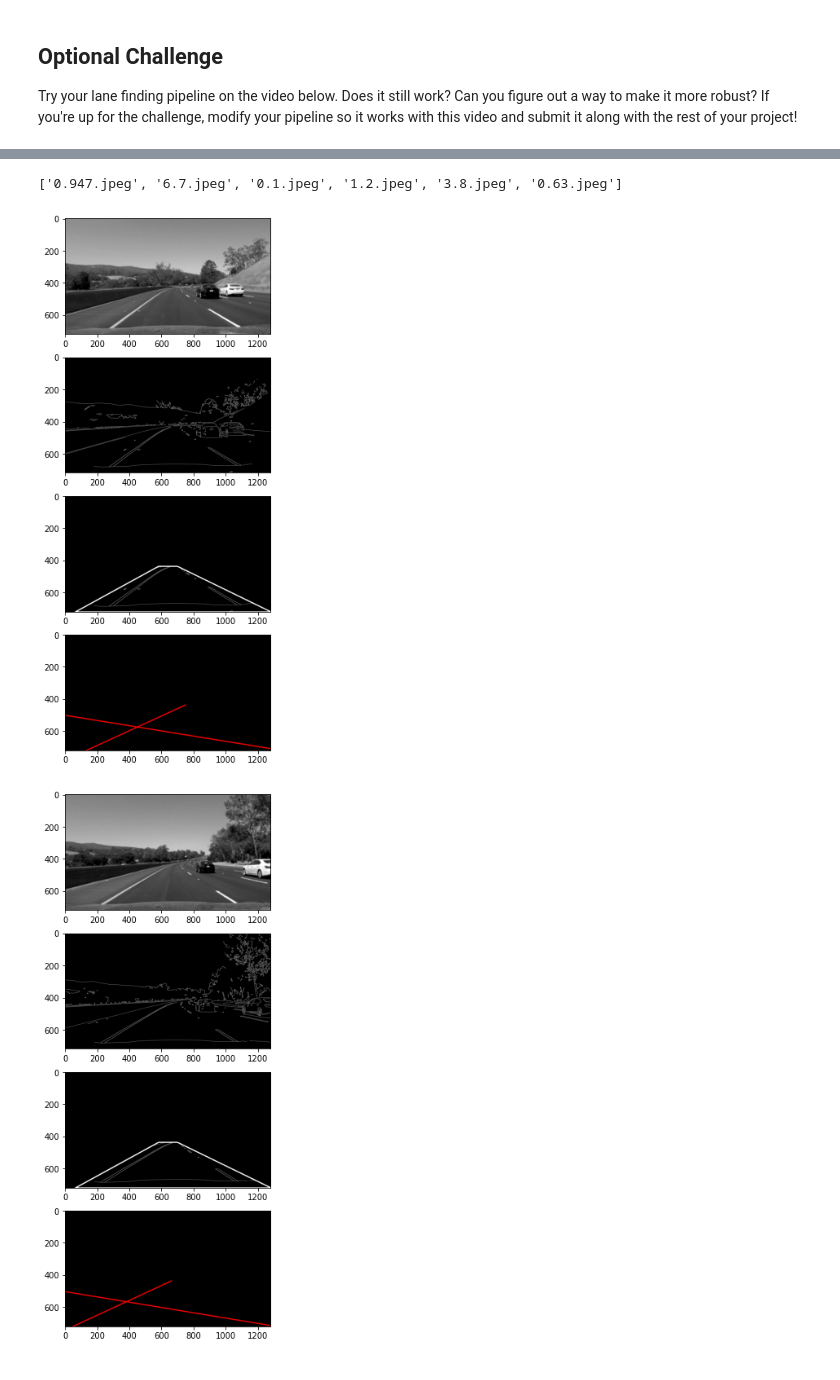
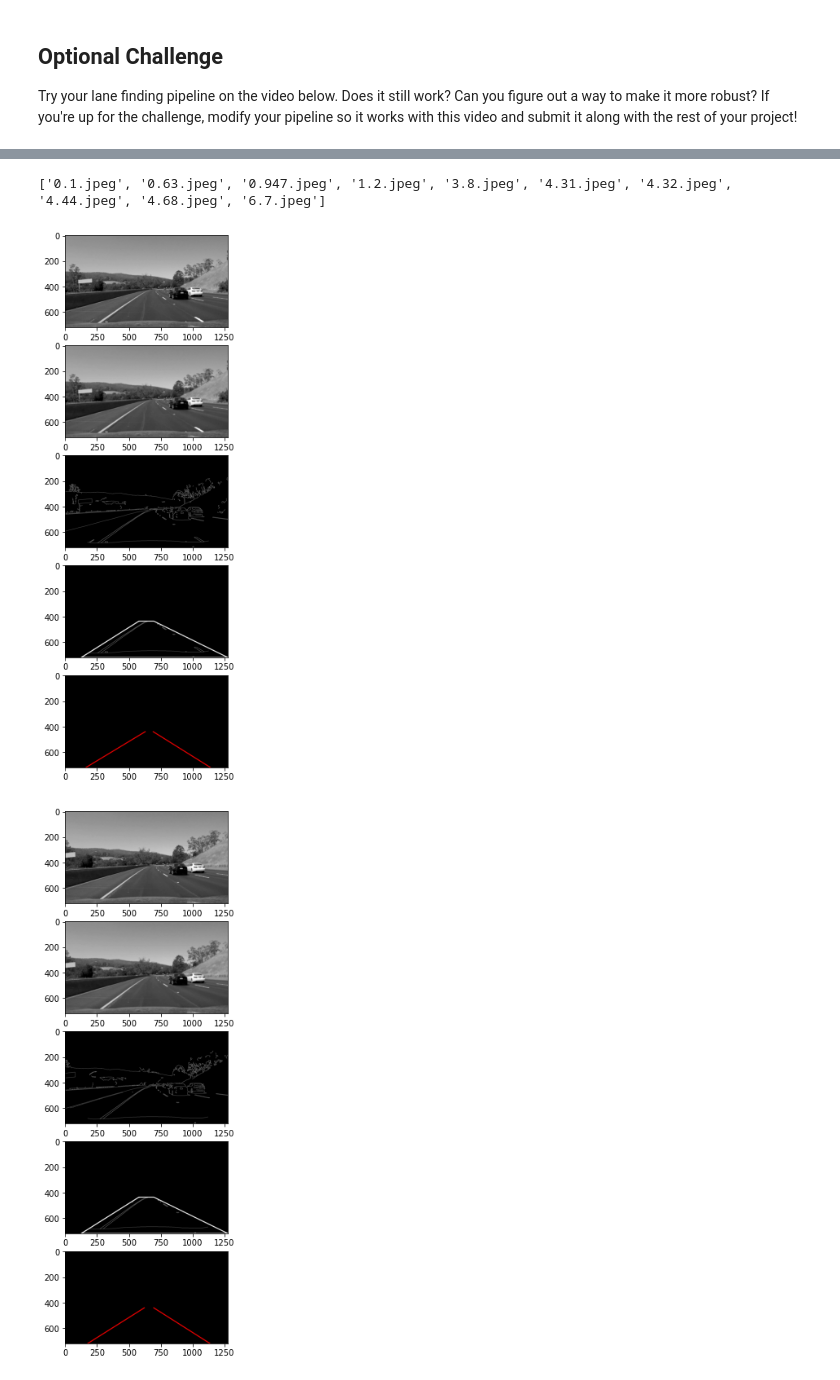
Before and after one commit to BennerGe/CarND-LaneLines-P1, a Jupyter notebook: P1.ipynb, the cells around one changed output, grey strips where cells are left out. Drawn from its saved outputs; the diff is of its cells as text; code cells hidden in the pictures.

Commit message:
Optimized pipeline for challenge video

```diff
--- a/P1.ipynb
+++ b/P1.ipynb
@@ -155,6 +155,14 @@ def draw_lines(img, lines, color=[255, 0, 0], thickness=5, extrapolate=True):
     y_max = img.shape[0]
     y_min = y_max
 
+    # Draw all lines seperately if extrapolate is false
+    if(extrapolate == False):
+        for line in lines:
+            for x1,y1,x2,y2 in line:
+                cv2.line(img, (x1, y1), (x2, y2), color, thickness)
+        return
+
+    # Seperate lines into left and right line and extrapolate the lines
     for line in lines:
         for x1,y1,x2,y2 in line:
             if(extrapolate==False):
@@ -214,6 +222,11 @@ def weighted_img(img, initial_img, α=0.8, β=1., γ=0.):
     NOTE: initial_img and img must be the same shape!
     """
     return cv2.addWeighted(initial_img, α, img, β, γ)
+
+def save_multiple_images(images, path):
+    for idx, image in enumerate(images):
+        step = len(images) - idx - 1
+        cv2.imwrite(path+'image_step'+str(step)+".jpg", cv2.cvtColor(image, cv2.COLOR_RGB2BGR))
 # %% [markdown]
 ## Test Images
 
@@ -244,7 +257,7 @@ def find_line_pipeline(im, show_images=False, substep=0):
     im_edges = canny(im_blur, low_threshold, high_threshold)
 
     # Set region of interest, plot image
-    roi = np.array([[(im_shape[1]/20,im_shape[0]),
+    roi = np.array([[(im_shape[1]/10,im_shape[0]),
                     (im_shape[1]/2.2, im_shape[0]/1.65),
                     (im_shape[1]-im_shape[1]/2.2, im_shape[0]/1.65),
                     (im_shape[1],im_shape[0])]], dtype=np.int32)
@@ -264,17 +277,20 @@ def find_line_pipeline(im, show_images=False, substep=0):
     im_weighted = weighted_img(im_lines, im)
 
     if(show_images):
-        f, (ax1, ax2, ax3, ax4) = plt.subplots(4,1)
-        ax1.imshow(im_blur, cmap='gray')
-        ax2.imshow(im_edges, cmap='gray')
-        ax3.imshow(im_masked_polyline, cmap='gray')
-        ax4.imshow(im_lines, cmap='gray')
+        f, (ax1, ax2, ax3, ax4, ax5) = plt.subplots(5,1)
+        ax1.imshow(im_gray, cmap='gray')
+        ax2.imshow(im_blur, cmap='gray')
+        ax3.imshow(im_edges, cmap='gray')
+        ax4.imshow(im_masked_polyline, cmap='gray')
+        ax5.imshow(im_lines, cmap='gray')
 
 
-    substeps = [im_weighted, im_lines, im_masked, im_edges, im_blur]
-    if(substep > 0 and substep < 5):
+    substeps = [im_weighted, im_lines, im_masked, im_edges, im_blur, im_gray, im]
+    if(substep == 0):
+        return im_weighted
+    elif(substep > 0 and substep < 5):
         return cv2.cvtColor(substeps[substep],cv2.COLOR_GRAY2RGB)
     else:
-        return im_weighted
+        return substeps
 
-im_weighted = find_line_pipeline(image, True, 0)
+im_weighted = find_line_pipeline(image)
@@ -294,6 +315,6 @@ print(files)
 
 for file in files:
     image = mpimg.imread(im_path+file)
-    processed_im = find_line_pipeline(image, True, 2)
+    processed_im = find_line_pipeline(image)
     cv2.imwrite(output_path+file, cv2.cvtColor(processed_im, cv2.COLOR_RGB2BGR))
 # %% [output]
@@ -445,15 +539,15 @@ extract_frames(movie, times, imgdir)
 # %%
 import os
 im_path = "test_video_frames/"
 output_path = "test_video_frames_output/"
 files = os.listdir(im_path)
 print(files)
 
 for file in files:
     image = mpimg.imread(im_path+file)
-    processed_im = find_line_pipeline(image, True, 0)
+    processed_im = find_line_pipeline(image, True)
     cv2.imwrite(output_path+file, cv2.cvtColor(processed_im, cv2.COLOR_RGB2BGR))
 # %% [output]
-['0.947.jpeg', '6.7.jpeg', '0.1.jpeg', '1.2.jpeg', '3.8.jpeg', '0.63.jpeg']
+['0.1.jpeg', '0.63.jpeg', '0.947.jpeg', '1.2.jpeg', '3.8.jpeg', '4.31.jpeg', '4.32.jpeg', '4.44.jpeg', '4.68.jpeg', '6.7.jpeg']
-[figure, old version]
+[figure, new version]
-[figure, old version]
+[figure, new version]
```
Also changed, not shown: parts of 22 cells of this notebook, 30 other files.
